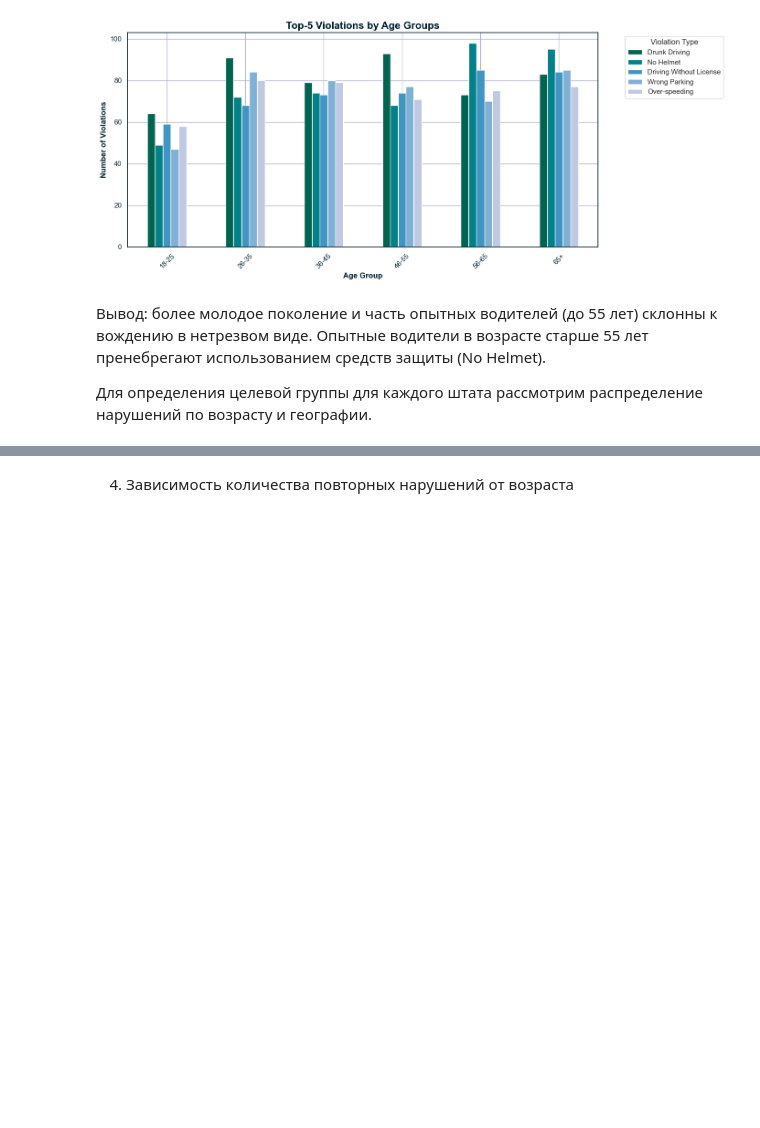
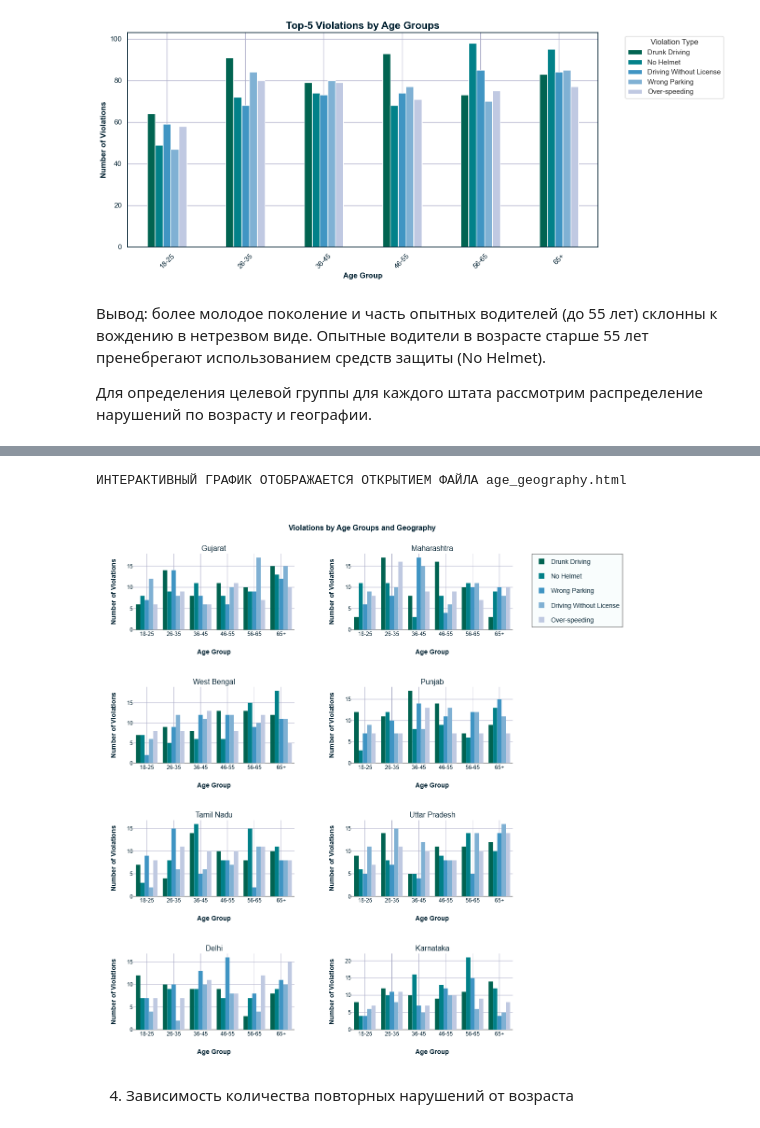
Before and after one commit to Arkotel/DE_ITMO_2025, a Jupyter notebook: notebooks/EDA.ipynb, the cells around one changed output, grey strips where cells are left out. Saved outputs shown, nothing was run; the diff lists cells and outputs as text; code cells hidden in the pictures; blank space fills up the shorter version.

```diff
--- a/notebooks/EDA.ipynb
+++ b/notebooks/EDA.ipynb
@@ -853,33 +859,37 @@ for i, location in enumerate(top_locations, 1):
                 ),
                 row=row, col=col
             )
 
 fig2.update_layout(
     title_text='Violations by Age Groups and Geography',
     title_x=0.5,
     height=1200,
     showlegend=True,
     font=dict(family="Arial", size=12, color=text_color),
     paper_bgcolor=bg_color,
     plot_bgcolor=bg_color,
     legend=dict(
         orientation="v",
         yanchor="top",
         y=1,
         xanchor="left",
         x=1.05
     )
 )
 
 for i in range(1, 9):
     fig2.update_xaxes(title_text="Age Group", row=(i-1)//2 + 1, col=(i-1)%2 + 1)
     fig2.update_yaxes(title_text="Number of Violations", row=(i-1)//2 + 1, col=(i-1)%2 + 1)
 
 fig2.show()
+print("\nИНТЕРАКТИВНЫЙ ГРАФИК ОТОБРАЖАЕТСЯ ОТКРЫТИЕМ ФАЙЛА age_geography.html")
+display(Image(filename="images/age_geography_pltl.png"))
 plots['age_geography_violations'] = fig2
 fig2.write_html("age_geography.html")
 # %% [output]
 [interactive output not drawn]
+ИНТЕРАКТИВНЫЙ ГРАФИК ОТОБРАЖАЕТСЯ ОТКРЫТИЕМ ФАЙЛА age_geography.html
+[figure, added]
 # %% [markdown]
 4. Зависимость количества повторных нарушений от возраста
 # %%
```
Also changed, not shown: parts of 3 cells of this notebook.
